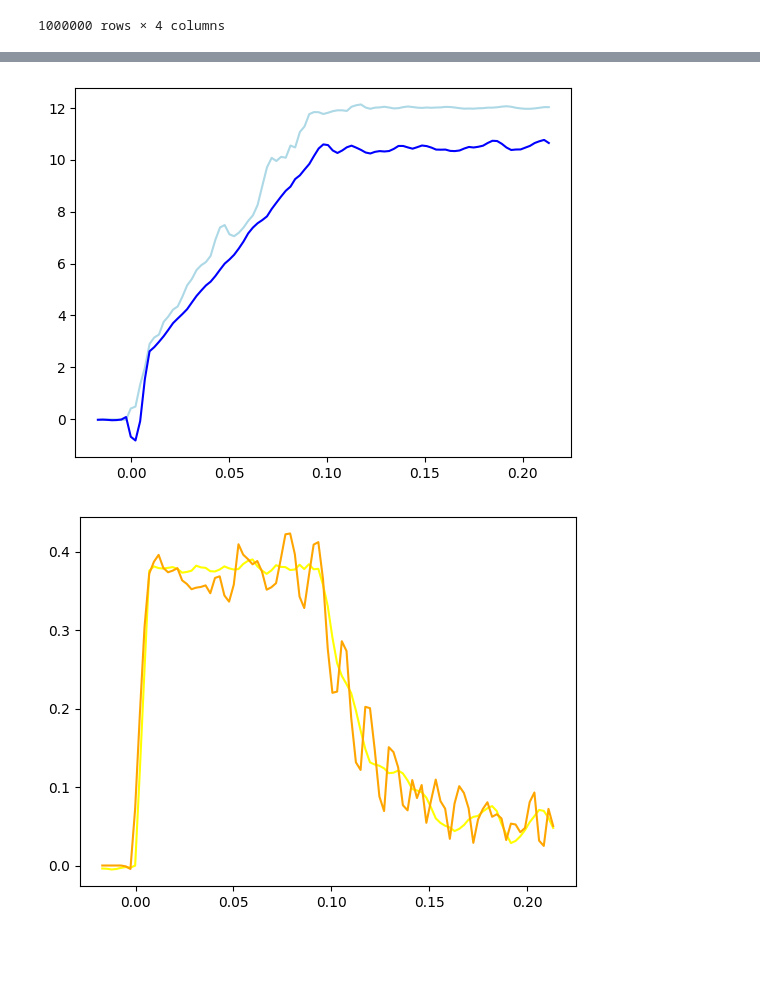
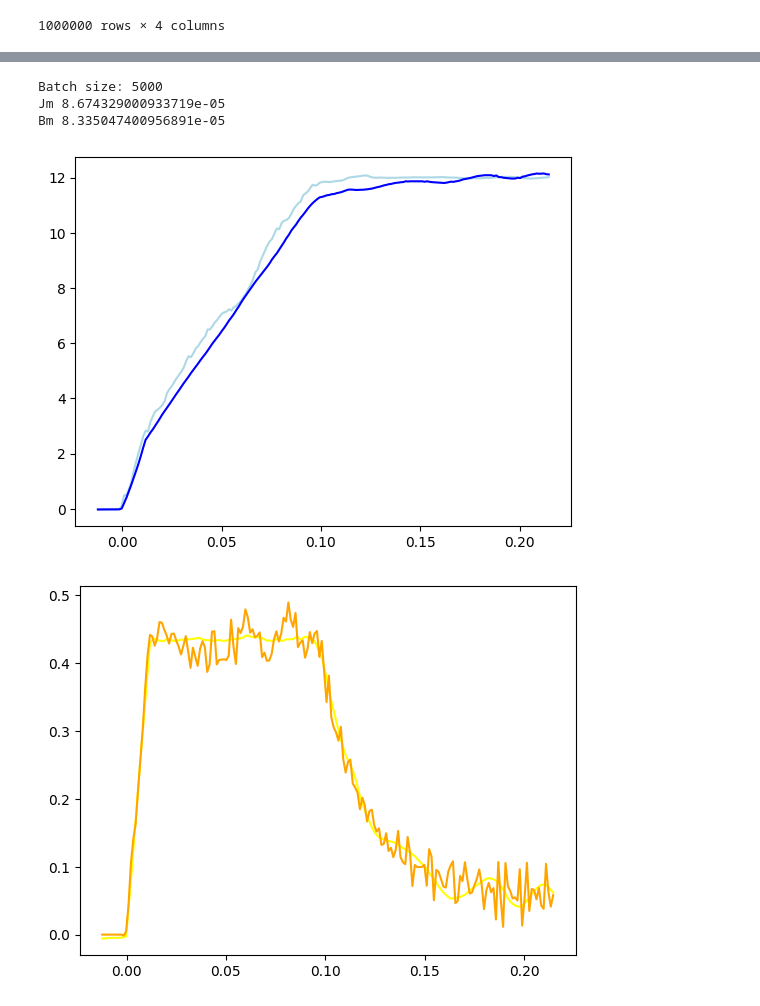
Before and after one commit to sackariaslunman/billy-agv, a Jupyter notebook: simulation/dcmotor_regression.ipynb, the cells around one changed output, grey strips where cells are left out. Saved outputs shown, nothing was run; the diff lists cells and outputs as text; code cells hidden in the pictures; blank space fills up the shorter version.

```diff
--- a/simulation/dcmotor_regression.ipynb
+++ b/simulation/dcmotor_regression.ipynb
@@ -67,7 +67,7 @@ df_downsampled
 # Low pass filtering
 df_filtered = pd.DataFrame()
 
-rolling_width = 3
+rolling_width = 10
 start_offset = 0
 
 df_filtered["t"] = df_downsampled["t"].iloc[rolling_width+start_offset:]
@@ -151,23 +148,23 @@ dWm = np.array(df_filtered["dWm"].array)
 Xy = np.zeros((3,1))
 XX_T = np.zeros((3,3))
 
-# Va - i*Ra - Ke*w = L*di/dt + 0 + 0
+# Va = i*Ra + L*di/dt + Ke*w
 # Kt*i - TL = 0 + Jm*dw/dt + Bm*w
 
 for k in range(len(t)):
-    y = np.vstack([Va[k] - Ia[k]*Ra - Ke*Wm[k], Ke*Ia[k] - TL])
+    y = np.vstack([Va[k]])
     X = np.array([
-        [dIa[k], 0, 0],
-        [0, dWm[k], Wm[k]],
+        [Ia[k], dIa[k], Wm[k]],
     ])
     Xy += X.T @ y
     XX_T += X.T @ X
 
 print("Batch size:", batch_size)
 theta = np.linalg.inv(XX_T) @ Xy
-La, Jm, Bm = theta.T[0][:3]
+Ra_pred, La_pred, Ke_pred = theta.T[0][:3]
+La_pred *= 1
 
-print("La", La)
-print("Jm", Jm)
-print("Bm", Bm)
+print("Ra", Ra_pred)
+print("La", La_pred)
+print("Ke", Ke_pred)
 # %% [output]
@@ -178,20 +175,44 @@ Bm 8.157322788603811e-05
+# %%
+Xy = np.zeros((2,1))
+XX_T = np.zeros((2,2))
+
+# Kt*i = Jm*dw/dt + Bm*w + TL
+
+for k in range(len(t)):
+    y = np.vstack([Ke_pred * Ia[k]])
+    X = np.array([
+        [dWm[k], Wm[k]],
+    ])
+    Xy += X.T @ y
+    XX_T += X.T @ X
+
+print("Batch size:", batch_size)
+theta = np.linalg.inv(XX_T) @ Xy
+Jm_pred, Bm_pred = theta.T[0][:3]
+
+print("Jm", Jm_pred)
+print("Bm", Bm_pred)
+# %% [output]
+Batch size: 5000
+Jm 8.674329000933719e-05
+Bm 8.335047400956891e-05
 # %%
 # Circuit Equation
 # Va = i*Ra + L*di/dt + Ke*w
 # Tm = Kt*i = TL + Jm*dw/dt + Bm*w
 # TL = Kt*i - Jm*dw/dt - Bm*w
 
-Va_pred = Ia*Ra + La*dIa + Ke*Wm
-Tm = Ke*Ia
-Tm_pred = TL + Jm*dWm + Bm*Wm
+Va_pred = Ia*Ra + La_pred*dIa + Ke_pred*Wm
+Tm = Ke_pred*Ia
+Tm_pred = TL + Jm_pred*dWm + Bm_pred*Wm
 
 plt.plot(t, Va, c="lightblue")
 plt.plot(t, Va_pred, c="blue")
 plt.show()
 
 plt.plot(t, Tm, c="yellow")
 plt.plot(t, Tm_pred, c="orange")
 plt.show()
 # %% [output]
-[figure, old version]
+[figure, new version]
-[figure, old version]
+[figure, new version]
```
Also changed, not shown: parts of 5 cells of this notebook, 2 other files.
